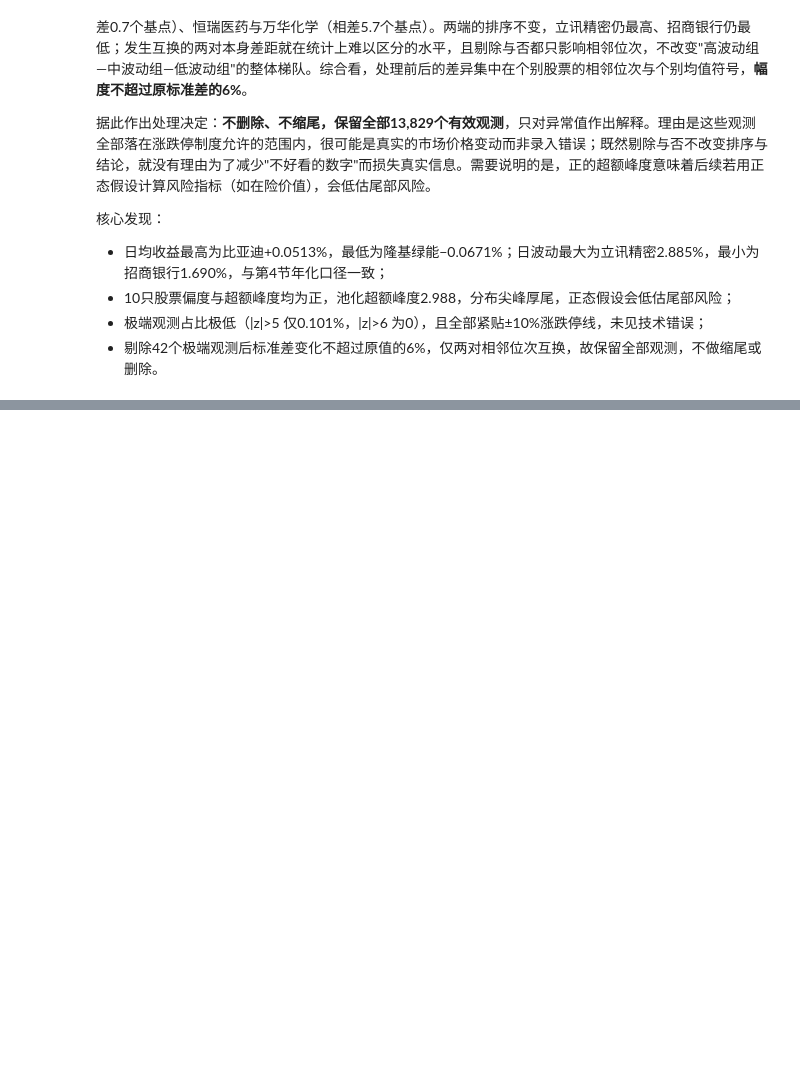
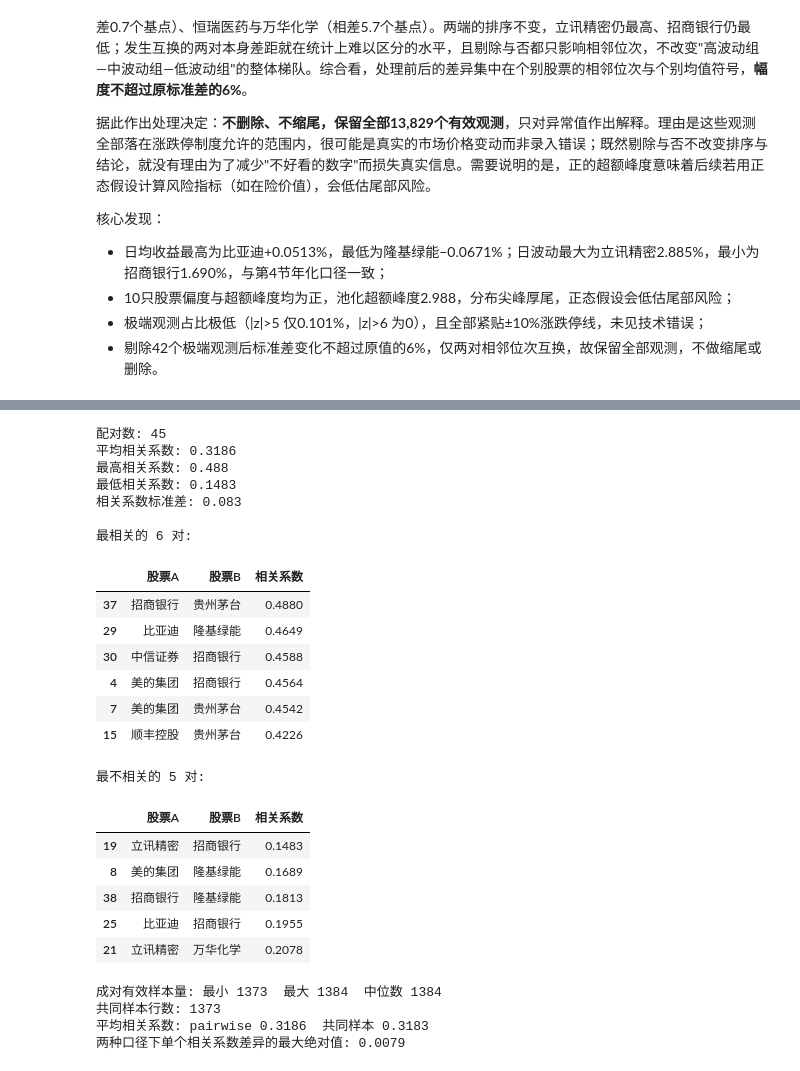
Before and after one commit to Jaremy112/fineco-homework, a Jupyter notebook: hw-02/hw_02-1.ipynb, the cells around one changed output, grey strips where cells are left out. Saved outputs shown, nothing was run; the diff lists cells and outputs as text; code cells hidden in the pictures; blank space fills up the shorter version.

```diff
--- a/hw-02/hw_02-1.ipynb
+++ b/hw-02/hw_02-1.ipynb
@@ -960,0 +1029,60 @@ print("波动率排序是否改变:",
+# %%
+# 相关系数分布：45 对组合的平均、最高与最低
+iu = np.triu_indices_from(corr.values, k=1)
+pair_r = corr.values[iu]
+pairs = pd.DataFrame({
+    "股票A": [names[corr.index[i]] for i in iu[0]],
+    "股票B": [names[corr.index[j]] for j in iu[1]],
+    "相关系数": pair_r,
+})
+print("配对数:", len(pairs))
+print("平均相关系数:", round(float(pairs["相关系数"].mean()), 4))
+print("最高相关系数:", round(float(pairs["相关系数"].max()), 4))
+print("最低相关系数:", round(float(pairs["相关系数"].min()), 4))
+print("相关系数标准差:", round(float(pairs["相关系数"].std()), 4))
+print("\n最相关的 6 对:")
+display(pairs.sort_values("相关系数", ascending=False).head(6).round(4))
+print("最不相关的 5 对:")
+display(pairs.sort_values("相关系数").head(5).round(4))
+# %% [output]
+配对数: 45
+平均相关系数: 0.3186
+最高相关系数: 0.488
+最低相关系数: 0.1483
+相关系数标准差: 0.083
+
+最相关的 6 对:
+|  | 股票A | 股票B | 相关系数 |
+| 37 | 招商银行 | 贵州茅台 | 0.4880 |
+| 29 | 比亚迪 | 隆基绿能 | 0.4649 |
+| 30 | 中信证券 | 招商银行 | 0.4588 |
+| 4 | 美的集团 | 招商银行 | 0.4564 |
+| 7 | 美的集团 | 贵州茅台 | 0.4542 |
+| 15 | 顺丰控股 | 贵州茅台 | 0.4226 |
+最不相关的 5 对:
+|  | 股票A | 股票B | 相关系数 |
+| 19 | 立讯精密 | 招商银行 | 0.1483 |
+| 8 | 美的集团 | 隆基绿能 | 0.1689 |
+| 38 | 招商银行 | 隆基绿能 | 0.1813 |
+| 25 | 比亚迪 | 招商银行 | 0.1955 |
+| 21 | 立讯精密 | 万华化学 | 0.2078 |
+# %%
+# 成对有效样本量：确认 pairwise 口径下每对实际用了多少天
+valid = ret_wide.notna().astype(int)
+pair_n = valid.T.dot(valid)
+pn = pair_n.values[np.triu_indices_from(pair_n.values, k=1)]
+print("成对有效样本量: 最小", int(pn.min()), " 最大", int(pn.max()), " 中位数", int(np.median(pn)))
+
+# 共同样本口径（listwise）作对照，检验日期对齐方式是否影响结论
+common = ret_wide.dropna()
+corr_common = common.corr()
+print("共同样本行数:", len(common))
+print("平均相关系数: pairwise", round(float(pairs['相关系数'].mean()), 4),
+      " 共同样本", round(float(corr_common.values[iu].mean()), 4))
+print("两种口径下单个相关系数差异的最大绝对值:",
+      round(float(np.nanmax(np.abs(corr.values - corr_common.values))), 4))
+# %% [output]
+成对有效样本量: 最小 1373  最大 1384  中位数 1384
+共同样本行数: 1373
+平均相关系数: pairwise 0.3186  共同样本 0.3183
+两种口径下单个相关系数差异的最大绝对值: 0.0079
```
Also changed, not shown: parts of 8 cells of this notebook, 3 other files.
